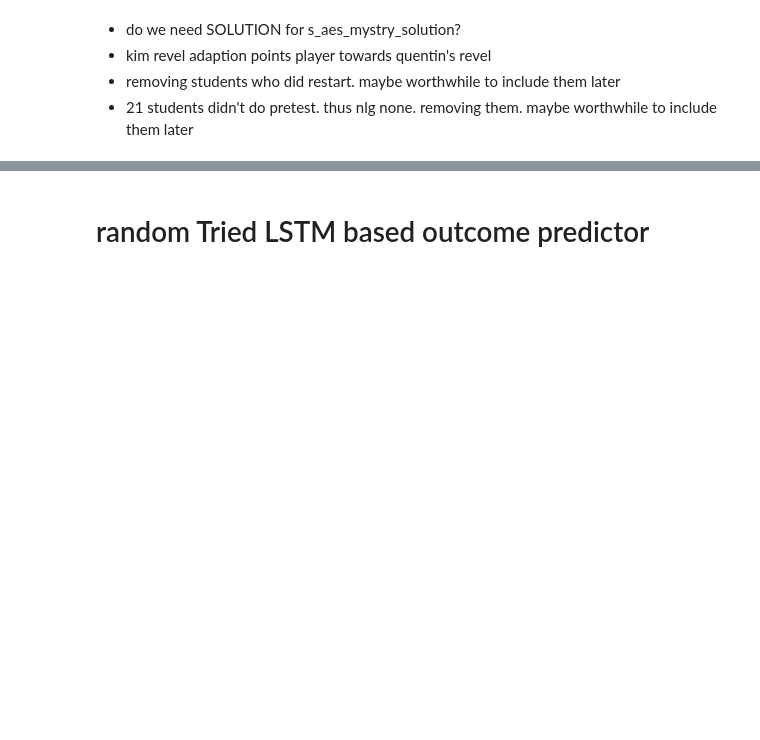
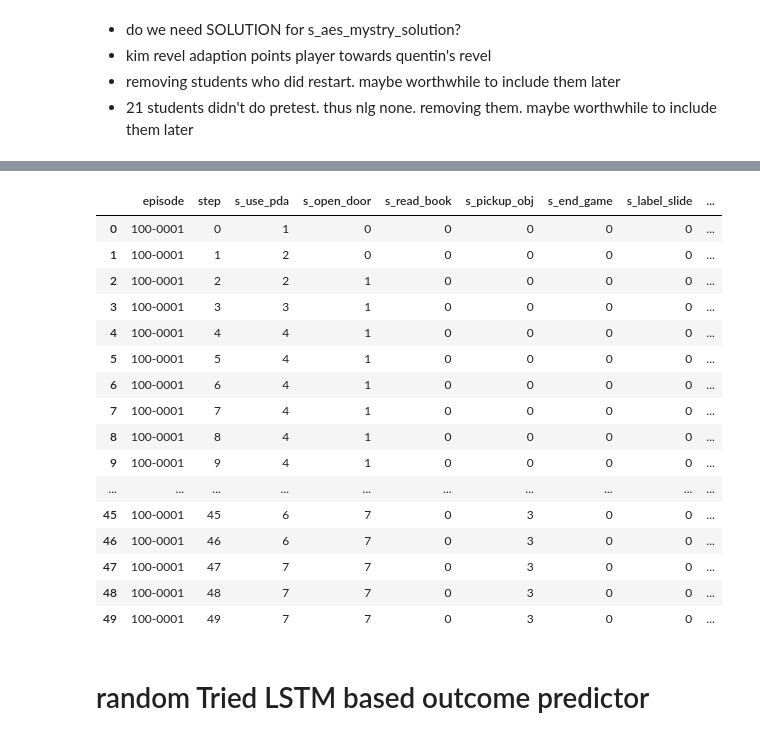
Before and after one commit to FahmidMorshed/CrystalIsland-RL, a Jupyter notebook: src/data_preprocessing.ipynb, the cells around one changed output, grey strips where cells are left out. Drawn from its saved outputs; the diff is of its cells as text; code cells hidden in the pictures; blank space fills up the shorter version.

```diff
--- a/src/data_preprocessing.ipynb
+++ b/src/data_preprocessing.ipynb
@@ -54,7 +54,7 @@ for i, line in enumerate(logs):
     others = ("|").join(tokens[4:])
 
     l.append({
-        'student_id': student_id,
+        'episode': student_id,
         'action': action,
         'time': time,
         'detail': detail,
@@ -62,7 +62,7 @@ for i, line in enumerate(logs):
     })
 
 df = pd.DataFrame(l,
-                  columns=['student_id', 'action', 'time', 'detail', 'others'])
+                  columns=['episode', 'action', 'time', 'detail', 'others'])
 
 
 # for students with "RESET"
@@ -70,11 +70,11 @@ df = pd.DataFrame(l,
 # or resetted very early (<30%)
 print("-- removing reset issues --")
 dlt_idx = []
-student_with_reset = df.loc[df['action'] == 'RESET']['student_id'].unique()
+student_with_reset = df.loc[df['action'] == 'RESET']['episode'].unique()
 for student in student_with_reset:
-    df_s = df.loc[df['student_id'] == student]
+    df_s = df.loc[df['episode'] == student]
     total_steps = len(df_s)
-    i = df.loc[(df['student_id'] == student)
+    i = df.loc[(df['episode'] == student)
                & (df['action'] == 'RESET')].index[0]
     before_reset_steps = len(df_s.loc[:i])
     percent_before_reset = round(before_reset_steps / total_steps * 100, 2)
@@ -197,9 +231,9 @@ skipping_adaption = set()
 
 all_inserts_student = []
 all_inserts_narrative = []
-for student_id, rows in df.groupby(['student_id']):
+for student_id, rows in df.groupby(['episode']):
     row_insert_student = deepcopy(init_row_student)
-    row_insert_student['student_id'] = student_id
+    row_insert_student['episode'] = student_id
     row_insert_student['step'] = 0
     row_insert_student['done'] = False
 
@@ -298,11 +332,11 @@ for student_id, rows in df.groupby(['student_id']):
     print('-- finished student {0} --'.format(student_id))
 
 df_student_data = pd.DataFrame(all_inserts_student,
-                               columns=['student_id', 'step'] + states_student +
+                               columns=['episode', 'step'] + states_student +
                                ['action', 'action_name', 'done'])
 
 df_narrative_data = pd.DataFrame(all_inserts_narrative,
-                               columns=['student_id', 'step'] + states_narrative +
+                               columns=['episode', 'step'] + states_narrative +
                                ['action', 'action_name', 'done'])
 
 
@@ -318,7 +371,7 @@ df_score = df_score[[
 ]]
 df_score = df_score.rename(
     columns={
-        'Student ID': 'student_id',
+        'Student ID': 'episode',
         'Gender': 's_static_gender',
         'Game-Playing Frequency': 's_static_game_freq',
         'Content Pre Total': 's_static_pretest',
@@ -326,38 +379,56 @@ df_score = df_score.rename(
     })
 
 # few reward are NONE!
 df_score = df_score.loc[df_score['reward']!='None']
 df_score['reward'] = pd.to_numeric(df_score['reward'])
 
 
 # making sure we have rewards for all students
-df_student_data = df_student_data.loc[df_student_data['student_id'].isin(df_score['student_id'].unique())]
+df_student_data = df_student_data.loc[df_student_data['episode'].isin(df_score['episode'].unique())]
 df_student_data = df_student_data.reset_index(drop=True)
 
-df_narrative_data = df_narrative_data.loc[df_narrative_data['student_id'].isin(df_score['student_id'].unique())]
+df_narrative_data = df_narrative_data.loc[df_narrative_data['episode'].isin(df_score['episode'].unique())]
 df_narrative_data = df_narrative_data.reset_index(drop=True)
 
-df_score = df_score.loc[df_score['student_id'].isin(df_student_data['student_id'].unique())]
+df_score = df_score.loc[df_score['episode'].isin(df_student_data['episode'].unique())]
 
 
 # splitting reward based on median
 mid_reward = df_score['reward'].describe()['50%']
 df_score.loc[df_score['reward']<mid_reward, 'reward'] = -100
 df_score.loc[df_score['reward']>=mid_reward, 'reward'] = 100
 
 
 df_student_data = df_student_data.merge(df_score,
-                                        on=['student_id'],
+                                        on=['episode'],
                                         how='left')
 
 df_narrative_data = df_narrative_data.merge(df_score,
-                                        on=['student_id'],
+                                        on=['episode'],
                                         how='left')
 
 df_narrative_data.loc[df_narrative_data['done']==False, 'reward'] = 0
 df_student_data.loc[df_student_data['done']==False, 'reward'] = 0
 
 df_student_data.head(50)
+# %% [output]
+|  | episode | step | s_use_pda | s_open_door | s_read_book | s_pickup_obj | s_end_game | s_label_slide | ... |
+| 0 | 100-0001 | 0 | 1 | 0 | 0 | 0 | 0 | 0 | ... |
+| 1 | 100-0001 | 1 | 2 | 0 | 0 | 0 | 0 | 0 | ... |
+| 2 | 100-0001 | 2 | 2 | 1 | 0 | 0 | 0 | 0 | ... |
+| 3 | 100-0001 | 3 | 3 | 1 | 0 | 0 | 0 | 0 | ... |
+| 4 | 100-0001 | 4 | 4 | 1 | 0 | 0 | 0 | 0 | ... |
+| 5 | 100-0001 | 5 | 4 | 1 | 0 | 0 | 0 | 0 | ... |
+| 6 | 100-0001 | 6 | 4 | 1 | 0 | 0 | 0 | 0 | ... |
+| 7 | 100-0001 | 7 | 4 | 1 | 0 | 0 | 0 | 0 | ... |
+| 8 | 100-0001 | 8 | 4 | 1 | 0 | 0 | 0 | 0 | ... |
+| 9 | 100-0001 | 9 | 4 | 1 | 0 | 0 | 0 | 0 | ... |
+| ... | ... | ... | ... | ... | ... | ... | ... | ... | ... |
+| 45 | 100-0001 | 45 | 6 | 7 | 0 | 3 | 0 | 0 | ... |
+| 46 | 100-0001 | 46 | 6 | 7 | 0 | 3 | 0 | 0 | ... |
+| 47 | 100-0001 | 47 | 7 | 7 | 0 | 3 | 0 | 0 | ... |
+| 48 | 100-0001 | 48 | 7 | 7 | 0 | 3 | 0 | 0 | ... |
+| 49 | 100-0001 | 49 | 7 | 7 | 0 | 3 | 0 | 0 | ... |
 # %%
 import numpy as np
 # creating states
```
Also changed, not shown: parts of 7 cells of this notebook, 19 other files.
